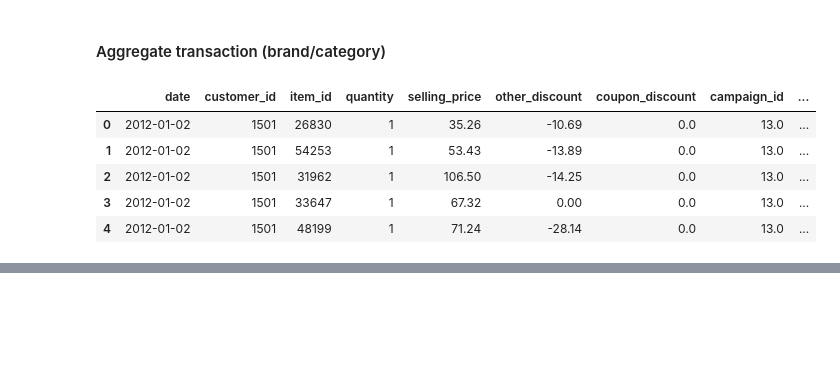
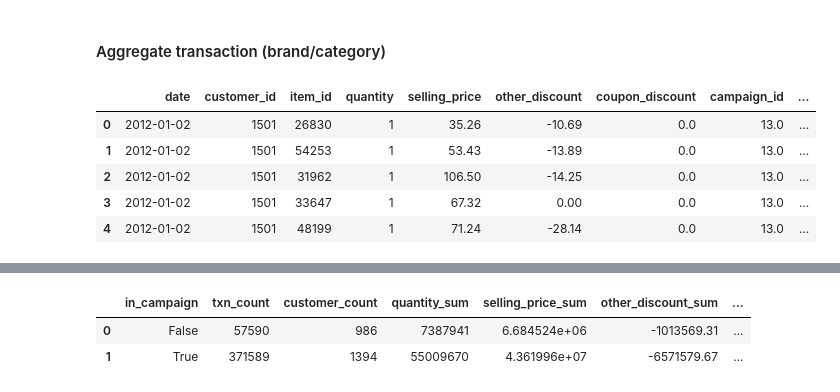
Before and after one commit to sukhumarna/marketing_rl, a Jupyter notebook: notebooks/coupon_redemption_eda.ipynb, the cells around one changed output, grey strips where cells are left out. Cells and saved outputs as stored; diff of their text form; code cells hidden in the pictures; blank space fills up the shorter version.

```diff
--- a/notebooks/coupon_redemption_eda.ipynb
+++ b/notebooks/coupon_redemption_eda.ipynb
@@ -486,0 +454,4 @@ final_txn_df.shape
+# %%
+cust_cmpn_df = train_df.merge(cmpn_df[['campaign_id', 'start_date', 'end_date']], on='campaign_id', how='left')
+txn_df['date'] = txn_df['date'].apply(pd.to_datetime)
+txn_cmpn_df = txn_df.merge(cust_cmpn_df[['customer_id', 'campaign_id', 'start_date', 'end_date', 'redemption_status']], on='customer_id', how='left')
@@ -486,0 +471,4 @@ final_txn_df.shape
+# %%
+final_txn_df['date_diff_bin'] = pd.cut(final_txn_df['date_diff'], bins=[0, 30, 60, 90, 120, 150, 180],
+                                   labels=['N1M','N2M','N3M','N4M','N5M','N6M'])
+final_txn_df[final_txn_df['date_diff_bin'].notnull()].head()
@@ -487 +515,18 @@ final_txn_df.shape
+# %%
+agg_df = final_txn_df[final_txn_df.date_diff <= 180].groupby('in_campaign').agg({
+     'customer_id': ['count', 'nunique'],
+    'quantity': 'sum',
+    'selling_price': 'sum',
+    'other_discount': 'sum',
+    'coupon_discount': 'sum'
+}).reset_index()
+agg_df.columns = ['in_campaign', 'txn_count', 'customer_count', 'quantity_sum', 'selling_price_sum', 'other_discount_sum', 'coupon_discount_sum']
+agg_df['avg_price_per_txn'] = agg_df['selling_price_sum']/agg_df['txn_count']
+agg_df['avg_price_per_customer'] = agg_df['selling_price_sum']/agg_df['customer_count']
+# %%
+agg_df.head()
+# %% [output]
+|  | in_campaign | txn_count | customer_count | quantity_sum | selling_price_sum | other_discount_sum | ... |
+| 0 | False | 57590 | 986 | 7387941 | 6.684524e+06 | -1013569.31 | ... |
+| 1 | True | 371589 | 1394 | 55009670 | 4.361996e+07 | -6571579.67 | ... |
 # %%
```
Also changed, not shown: parts of 25 cells of this notebook, 3 other files.
